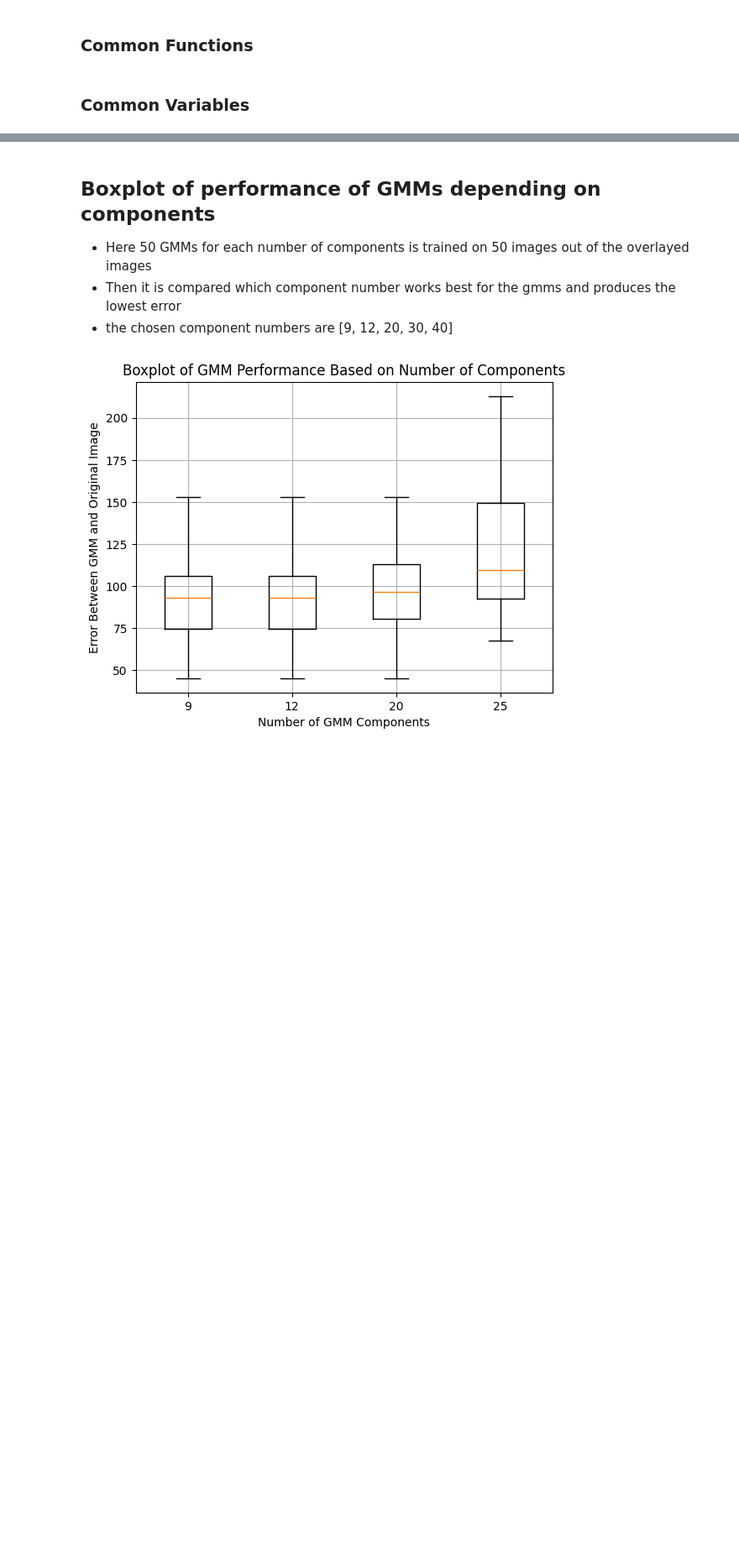
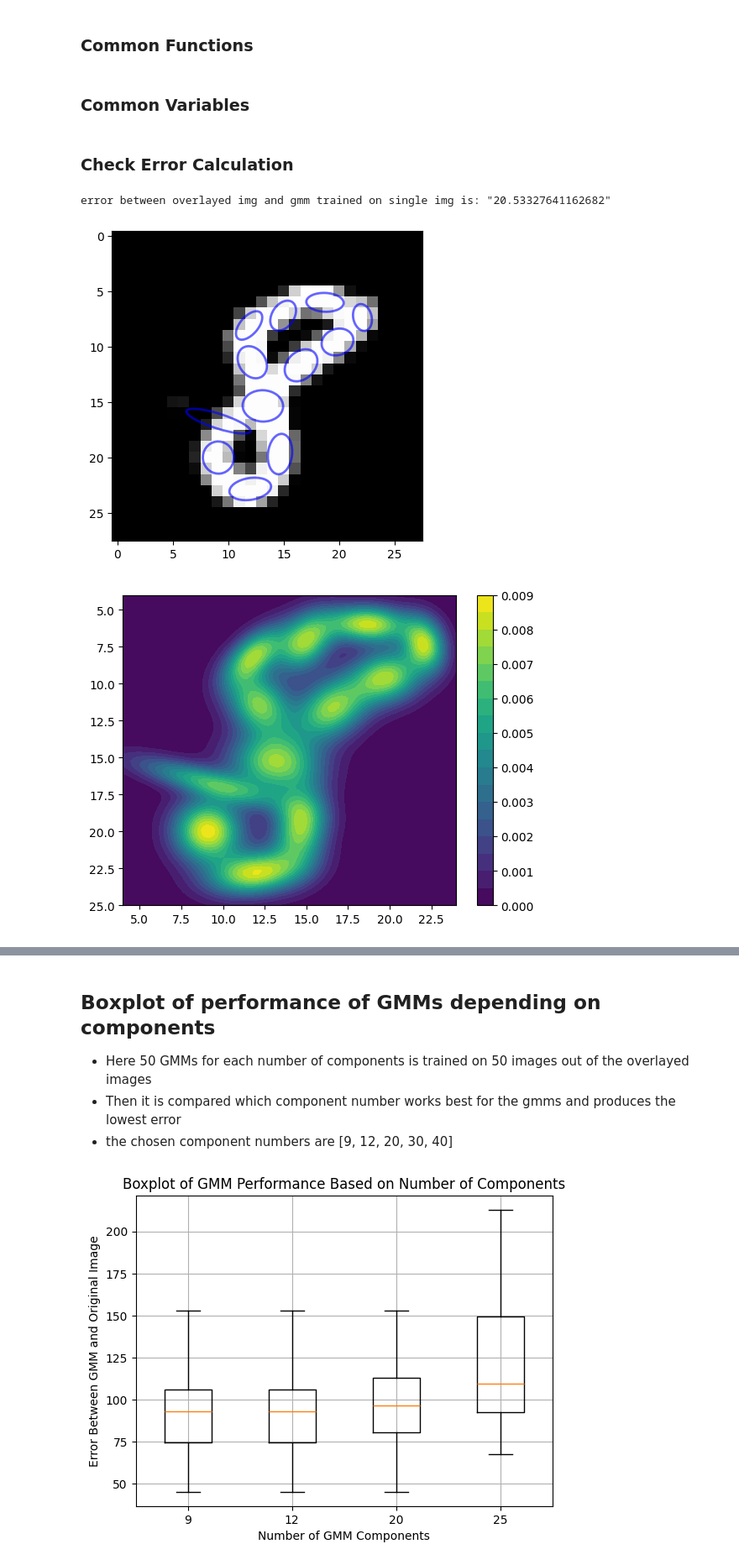
Before and after one commit to DaSebb/gmm_project, a Jupyter notebook: src/gmm_notebook.ipynb, the cells around one changed output, grey strips where cells are left out. Shown at 84% size. Cells and saved outputs as stored; diff of their text form; code cells hidden in the pictures; blank space fills up the shorter version.

```diff
--- a/src/gmm_notebook.ipynb
+++ b/src/gmm_notebook.ipynb
@@ -133,3 +135,32 @@ compare_error_of_GMM_and_IMG()
+# %% [markdown]
+### Check Error Calculation
+# %%
+#compare_error_of_GMM_and_IMG()
+
+test_img  = X_digit[70]
+
+error_between_img_and_img = compare_error_of_IMG_and_IMG(overlayed_digits, test_img)
+
+XY_table = create_XY_table(test_img)
+gmm_01 = GaussianMixture(n_components=12, covariance_type='full')
+gmm_01.fit(XY_table)
+
+error_between_img_and_gmm = compare_error_of_GMM_and_IMG([gmm_01], XY_table, test_img)
+print(f'error between overlayed img and gmm trained on single img is: "{error_between_img_and_gmm}"')
+
+fig, ax = plt.subplots()
+fig2, ax2 = plt.subplots()
+
+plot_gmm(gmm_01, ax)
+
+sub_plot_gmm_probabilities_in_subplot(fig2, ax2, XY_table, [gmm_01])
+
+ax.imshow(test_img, cmap='gray')
+plt.show()
+# %% [output]
+error between overlayed img and gmm trained on single img is: "20.53327641162682"
+[figure, added]
+[figure, added]
 # %%
 
 result_1 = []
```
Also changed, not shown: parts of 3 cells of this notebook, 1 other file.
